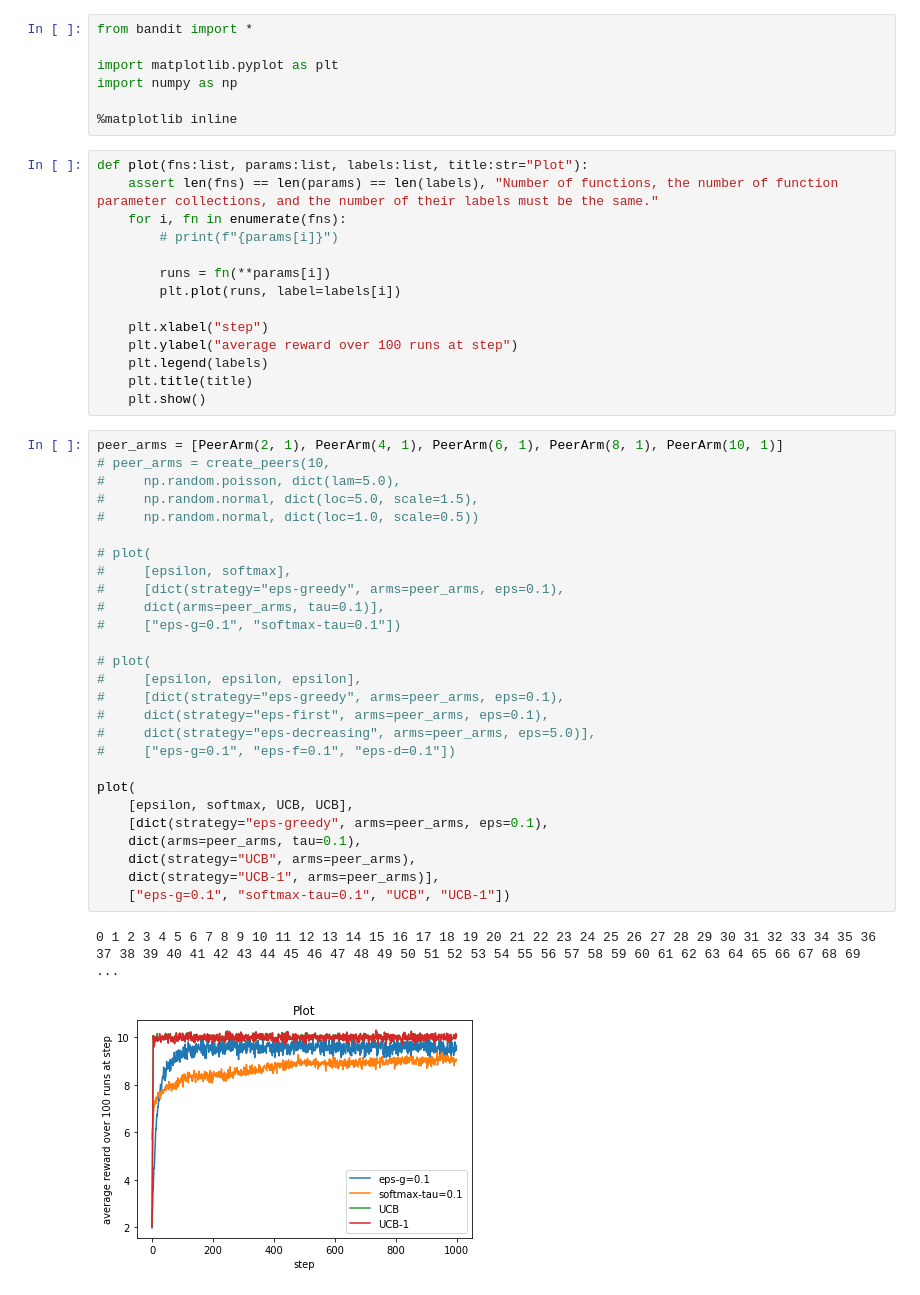
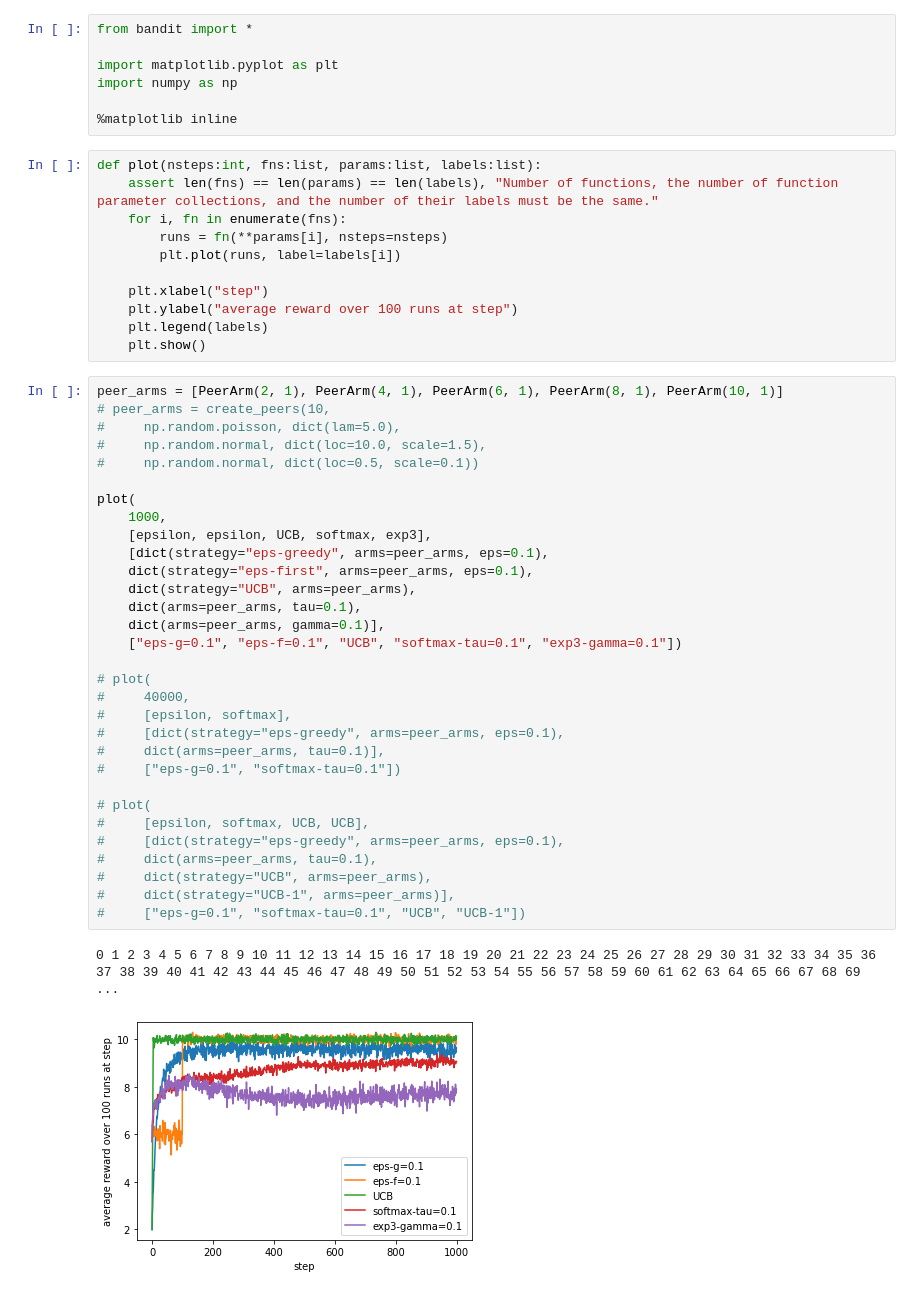
Before and after one commit to oscarsandford/network-bandit, a Jupyter notebook: src/workshop.ipynb, the cells around one changed output. Saved outputs shown, nothing was run; the diff lists cells and outputs as text.

Commit message:
Add exp3 algo and associated text to report. Plot of 5 algos.
Number of steps is now passable to the notebook plot function so that you can easily customize how long your test set takes.

```diff
--- a/src/workshop.ipynb
+++ b/src/workshop.ipynb
@@ -10,46 +10,47 @@ import numpy as np
 
 %matplotlib inline
 # %%
-def plot(fns:list, params:list, labels:list, title:str="Plot"):
+def plot(nsteps:int, fns:list, params:list, labels:list):
     assert len(fns) == len(params) == len(labels), "Number of functions, the number of function parameter collections, and the number of their labels must be the same."
     for i, fn in enumerate(fns):
-        # print(f"{params[i]}")
-
-        runs = fn(**params[i])
+        runs = fn(**params[i], nsteps=nsteps)
         plt.plot(runs, label=labels[i])
 
     plt.xlabel("step")
     plt.ylabel("average reward over 100 runs at step")
     plt.legend(labels)
-    plt.title(title)
     plt.show()
 # %%
 peer_arms = [PeerArm(2, 1), PeerArm(4, 1), PeerArm(6, 1), PeerArm(8, 1), PeerArm(10, 1)]
 # peer_arms = create_peers(10,
 #     np.random.poisson, dict(lam=5.0),
-#     np.random.normal, dict(loc=5.0, scale=1.5),
-#     np.random.normal, dict(loc=1.0, scale=0.5))
+#     np.random.normal, dict(loc=10.0, scale=1.5),
+#     np.random.normal, dict(loc=0.5, scale=0.1))
+
+plot(
+    1000,
+    [epsilon, epsilon, UCB, softmax, exp3],
+    [dict(strategy="eps-greedy", arms=peer_arms, eps=0.1),
+    dict(strategy="eps-first", arms=peer_arms, eps=0.1),
+    dict(strategy="UCB", arms=peer_arms),
+    dict(arms=peer_arms, tau=0.1),
+    dict(arms=peer_arms, gamma=0.1)],
+    ["eps-g=0.1", "eps-f=0.1", "UCB", "softmax-tau=0.1", "exp3-gamma=0.1"])
 
 # plot(
+#     40000,
 #     [epsilon, softmax],
 #     [dict(strategy="eps-greedy", arms=peer_arms, eps=0.1),
 #     dict(arms=peer_arms, tau=0.1)],
 #     ["eps-g=0.1", "softmax-tau=0.1"])
 
 # plot(
-#     [epsilon, epsilon, epsilon],
+#     [epsilon, softmax, UCB, UCB],
 #     [dict(strategy="eps-greedy", arms=peer_arms, eps=0.1),
-#     dict(strategy="eps-first", arms=peer_arms, eps=0.1),
-#     dict(strategy="eps-decreasing", arms=peer_arms, eps=5.0)],
-#     ["eps-g=0.1", "eps-f=0.1", "eps-d=0.1"])
-
-plot(
-    [epsilon, softmax, UCB, UCB],
-    [dict(strategy="eps-greedy", arms=peer_arms, eps=0.1),
-    dict(arms=peer_arms, tau=0.1),
-    dict(strategy="UCB", arms=peer_arms),
-    dict(strategy="UCB-1", arms=peer_arms)],
-    ["eps-g=0.1", "softmax-tau=0.1", "UCB", "UCB-1"])
+#     dict(arms=peer_arms, tau=0.1),
+#     dict(strategy="UCB", arms=peer_arms),
+#     dict(strategy="UCB-1", arms=peer_arms)],
+#     ["eps-g=0.1", "softmax-tau=0.1", "UCB", "UCB-1"])
 # %% [output]
 0 1 2 3 4 5 6 7 8 9 10 11 12 13 14 15 16 17 18 19 20 21 22 23 24 25 26 27 28 29 30 31 32 33 34 35 36 37 38 39 40 41 42 43 44 45 46 47 48 49 50 51 52 53 54 55 56 57 58 59 60 61 62 63 64 65 66 67 68 69  ...
-[figure, old version]
+[figure, new version]
```
Also changed, not shown: 4 other files.
